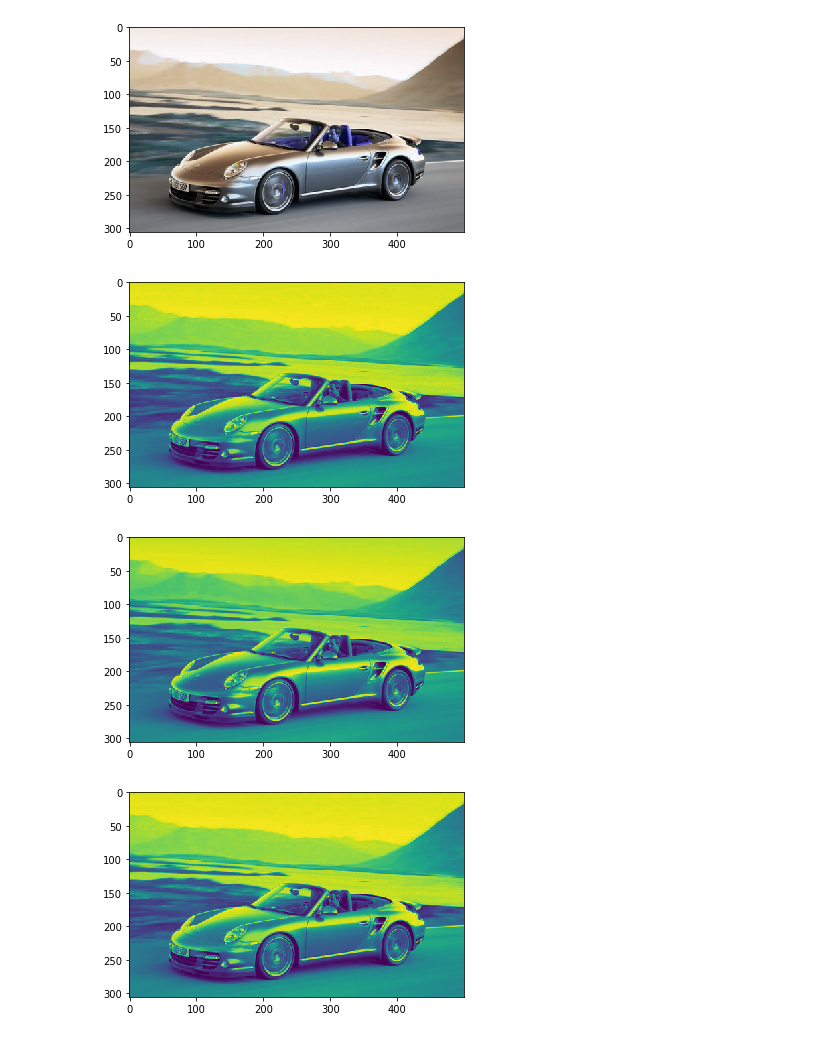
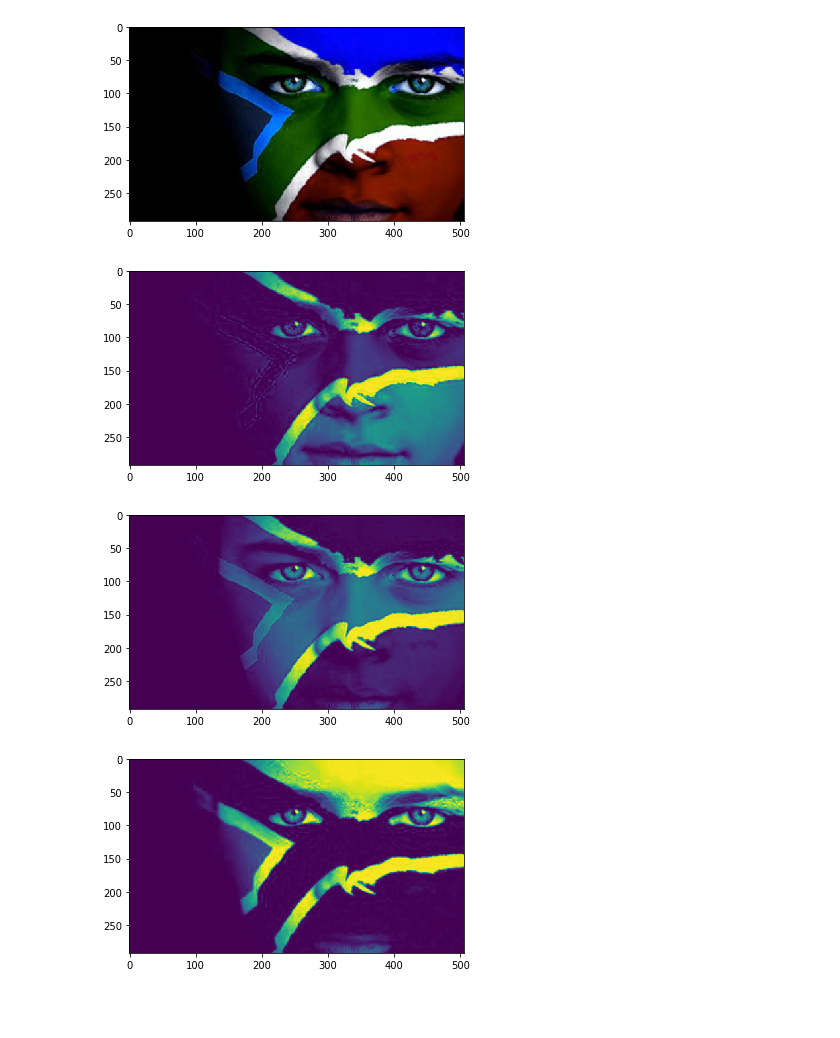
Before and after one commit to andrewparmar/gesture-recognition, a Jupyter notebook: Apoorva-CV-lecture-quizzes-python/Scratch Pads/PS1_splitting_color_channels.ipynb, the cells around one changed output. Drawn from its saved outputs; the diff is of its cells as text; code cells hidden in the pictures; blank space fills up the shorter version.

```diff
--- a/Apoorva-CV-lecture-quizzes-python/Scratch Pads/PS1_splitting_color_channels.ipynb
+++ b/Apoorva-CV-lecture-quizzes-python/Scratch Pads/PS1_splitting_color_channels.ipynb
@@ -5,27 +5,27 @@ import cv2
 import numpy as np
 # %%
 # Color planes
-# img = cv2.imread('./southafricaflagface.png')
-img = cv2.imread('./porsche_carerra.png')
+img = cv2.imread('./southafricaflagface.png')
+# img = cv2.imread('./porsche_carerra.png')
 
 plt.imshow(img.astype(np.uint8))
 plt.show()
 
-b, r, g = cv2.split(img)
+b,g,r = cv2.split(img)
 
 plt.imshow(b)
 plt.show()
 
+plt.imshow(g)
+plt.show()
+
 plt.imshow(r)
 plt.show()
-
-plt.imshow(b)
-plt.show()
 # %% [output]
-[figure, old version]
+[figure, new version]
-[figure, old version]
+[figure, new version]
-[figure, old version]
+[figure, new version]
-[figure, old version]
+[figure, new version]
 # %%
 https://www.mathworks.com/matlabcentral/answers/326680-why-only-selecting-green-channel-of-color-image-for-binarize
 
```
Also changed, not shown: parts of 1 cell of this notebook, 8 other files.
